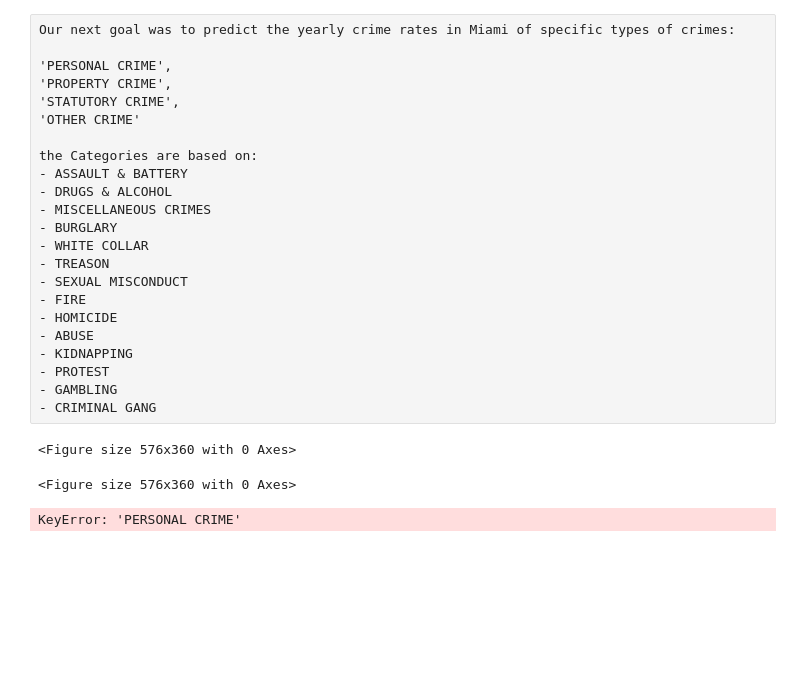
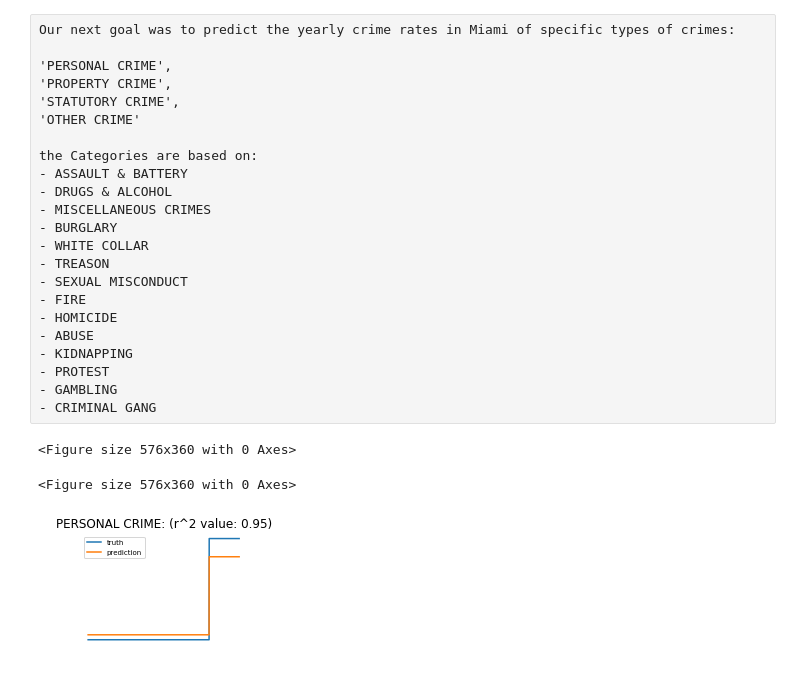
Before and after one commit to cynthiahuallanca/Miami_Crime_2019, a Jupyter notebook: Machine_Learning.ipynb, the cells around one changed output. Saved outputs shown, nothing was run; the diff lists cells and outputs as text; code cells hidden in the pictures; blank space fills up the shorter version.

```diff
--- a/Machine_Learning.ipynb
+++ b/Machine_Learning.ipynb
@@ -203,8 +203,8 @@ df.head()
 # Use Pandas get_dummies to convert categorical data
 
 ### BEGIN SOLUTION
-crime_df = pd.get_dummies(df)
-crime_df.head()
+df = pd.get_dummies(df)
+df.head()
 ### END SOLUTION
 # %% [output]
 |  | Booking_year | Booking_month | Age | Age_Crime | weekno | day | Age<25 | Age26-50 | Age>50 | ... |
@@ -337,30 +337,40 @@ def run_regression(X,Y, plot_num, plot_name):
 # %%
 import numpy as np
 
-all_crime_df = all_crime_df.reindex(np.random.permutation(all_crime_df.index))
+df = df.reindex(np.random.permutation(df.index))
-# %%
-X = all_crime_df.drop([
-'PERSONAL CRIME',
-'PROPERTY CRIME',
-'STATUTORY CRIME'], axis=1)
-
-plt.figure(figsize=(8,5))
-# %% [output]
-<Figure size 576x360 with 0 Axes>
-<Figure size 576x360 with 0 Axes>
+# %%
+X = df.drop([
+'Crime_Family1_BURGLARY',
+'Crime_Family1_CRIMINAL GANG',
+'Crime_Family1_DRUGS & ALCOHOL',
+'Crime_Family1_FIRE',
+'Crime_Family1_GAMBLING',
+'Crime_Family1_HOMICIDE',
+'Crime_Family1_KIDNAPPING',
+'Crime_Family1_MISCELLANEOUS CRIMES',
+'Crime_Family1_PROTEST',
+'Crime_Family1_SEXUAL MISCONDUCT',
+'Crime_Family1_TREASON',
+'Crime_Family1_WHITE COLLAR'
+], axis=1)
+
+plt.figure(figsize=(8,5))
+# %% [output]
+<Figure size 576x360 with 0 Axes>
+<Figure size 576x360 with 0 Axes>
 # %%
 from sklearn import preprocessing, metrics, feature_selection, ensemble
 
-Y = df['PERSONAL CRIME']
+Y = df['Crime_Family1_ASSAULT & BATTERY'] / df['Age_Crime'].count() * 100
 run_regression(X,Y,1, 'PERSONAL CRIME')
 
-Y = crime_df['PROPERTY CRIME']
-run_regression(X,Y,2, 'PROPERTY CRIME')
+# Y = crime_df['PROPERTY CRIME']
+# run_regression(X,Y,2, 'PROPERTY CRIME')
 
-Y = crime_df['STATUTORY CRIME']
-run_regression(X,Y,3, 'STATUTORY CRIME')
+# Y = crime_df['STATUTORY CRIME']
+# run_regression(X,Y,3, 'STATUTORY CRIME')
 
 
 plt.tight_layout()
 # %% [output]
-KeyError: 'PERSONAL CRIME'
+[figure, added]
```
Also changed, not shown: parts of 3 cells of this notebook, 2 other files.
